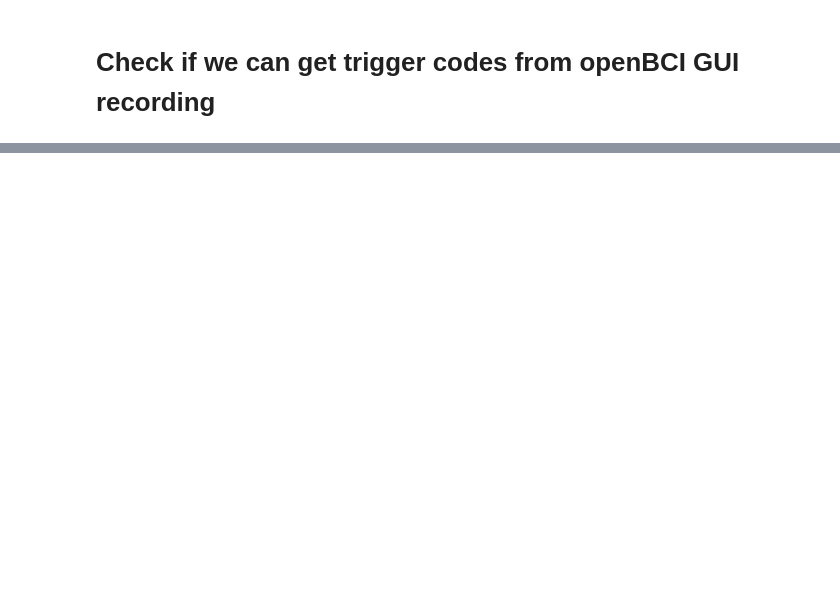
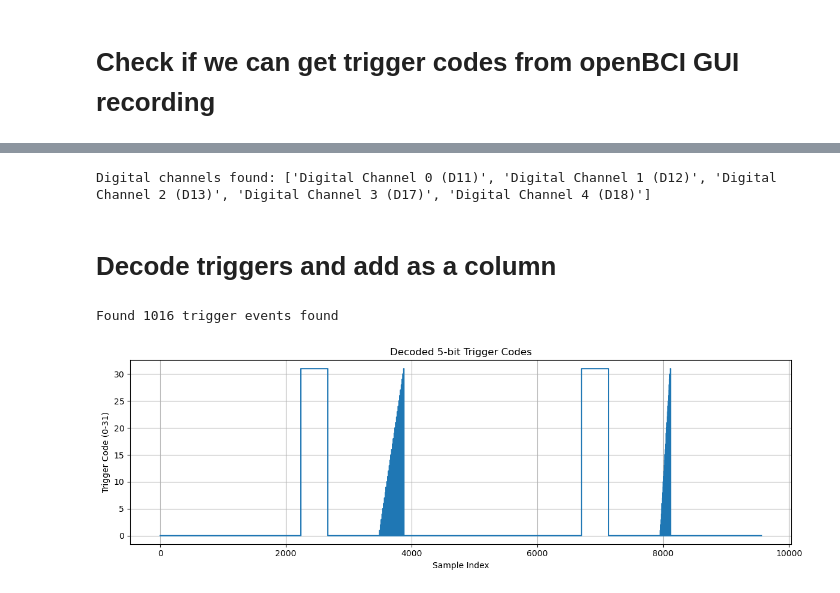
Before and after one commit to SURGE-NeuroTech-Club/p3-battle-ships, a Jupyter notebook: EEG_Analysis/trigger_code_check.ipynb, the cells around one changed output, grey strips where cells are left out. Saved outputs shown, nothing was run; the diff lists cells and outputs as text; code cells hidden in the pictures; blank space fills up the shorter version.

```diff
--- a/EEG_Analysis/trigger_code_check.ipynb
+++ b/EEG_Analysis/trigger_code_check.ipynb
@@ -19,0 +44,62 @@ df = pd.read_csv(data_files[0], skiprows=4, skipinitialspace=True)#.reset_index(
+# %%
+# Get the 5 digital channels (assuming they correspond to the 5 trigger pins)
+# The digital channels should be in order: D11, D12, D13, D17, D18 (or similar)
+digi_cols = [col for col in df.columns if col.startswith('Digital')]
+print(f"Digital channels found: {digi_cols}")
+
+# Create a function to decode 5-bit trigger codes
+def decode_trigger_codes(digi_df):
+    """
+    Decode 5-bit trigger codes from digital channels.
+    Each row's digital channels represent bits 0-4 of the trigger code.
+    Returns a Series with the decoded trigger code (0-31) for each sample.
+    """
+    # Convert to boolean/binary
+    binary_df = digi_df.astype(bool).astype(int)
+
+    # For reverse mapping (if needed)
+    # trigger_codes = (
+    #     binary_df.iloc[:, 0] * (2**4) +
+    #     binary_df.iloc[:, 1] * (2**3) +
+    #     binary_df.iloc[:, 2] * (2**2) +
+    #     binary_df.iloc[:, 3] * (2**1) +
+    #     binary_df.iloc[:, 4] * (2**0)
+    # )
+
+    # Combine the 5 bits into a single code (0-31)
+    # Assuming columns are ordered from LSB to MSB (bit 0 to bit 4)
+    trigger_codes = (
+        binary_df.iloc[:, 0] * (2**0) +
+        binary_df.iloc[:, 1] * (2**1) +
+        binary_df.iloc[:, 2] * (2**2) +
+        binary_df.iloc[:, 3] * (2**3) +
+        binary_df.iloc[:, 4] * (2**4)
+    )
+
+    return trigger_codes
+# %% [output]
+Digital channels found: ['Digital Channel 0 (D11)', 'Digital Channel 1 (D12)', 'Digital Channel 2 (D13)', 'Digital Channel 3 (D17)', 'Digital Channel 4 (D18)']
+# %% [markdown]
+# Decode triggers and add as a column
+# %%
+# Decode the trigger codes
+df['Trigger_Code'] = decode_trigger_codes(digi_df)
+
+# Find non-zero trigger events
+trigger_events = df[df['Trigger_Code'] > 0][['Trigger_Code']]
+print(f"\nFound {len(trigger_events)} trigger events found")
+# print("\nTrigger codes detected:")
+# print(trigger_events['Trigger_Code'].value_counts().sort_index())
+
+# Plot the trigger codes over time
+plt.figure(figsize=(12, 4))
+plt.plot(df.index, df['Trigger_Code'], drawstyle='steps-post')
+plt.xlabel('Sample Index')
+plt.ylabel('Trigger Code (0-31)')
+plt.title('Decoded 5-bit Trigger Codes')
+plt.grid(True)
+plt.tight_layout()
+plt.show()
+# %% [output]
+Found 1016 trigger events found
+[figure, added]
```
Also changed, not shown: parts of 15 cells of this notebook, 4 other files.
